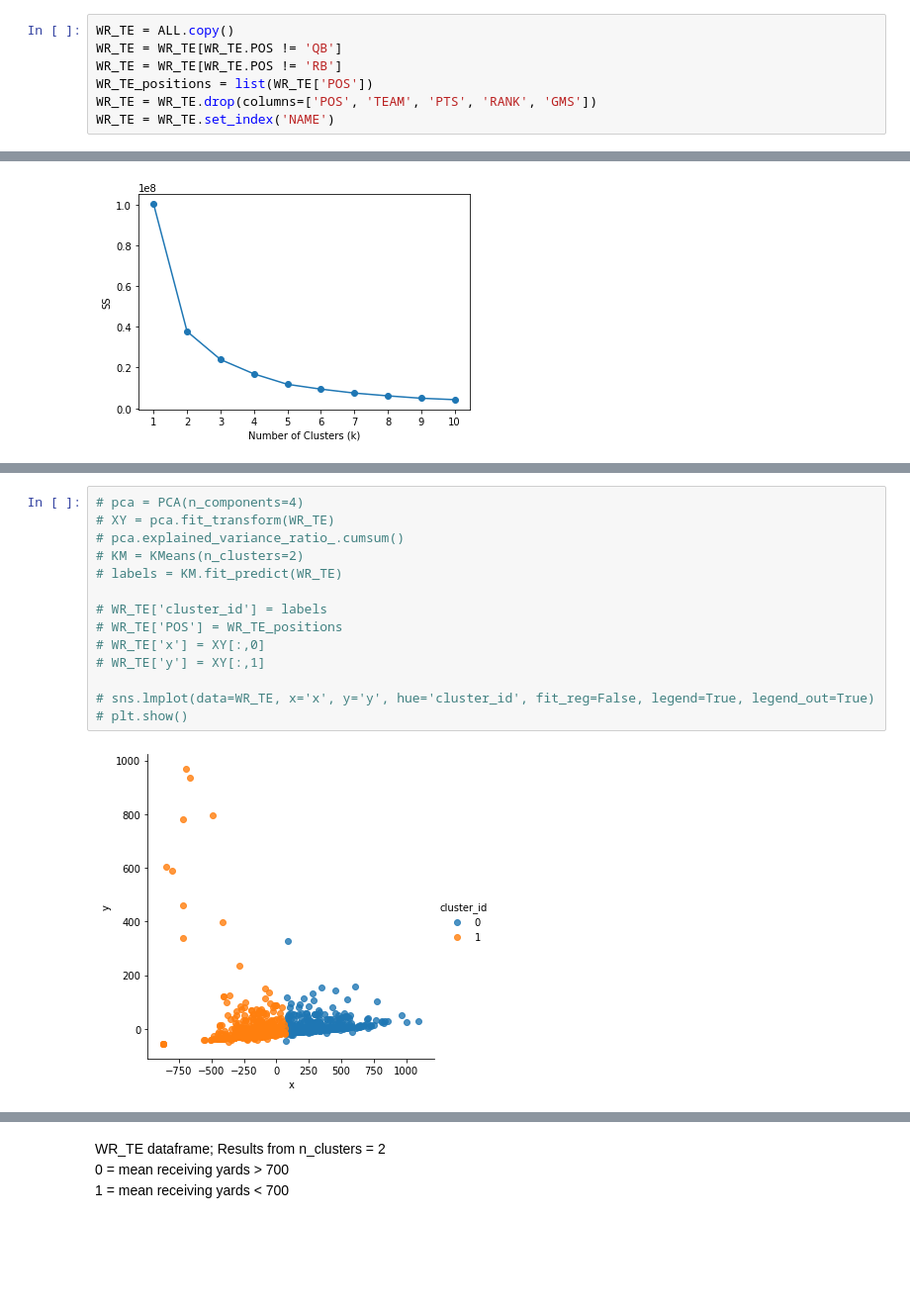
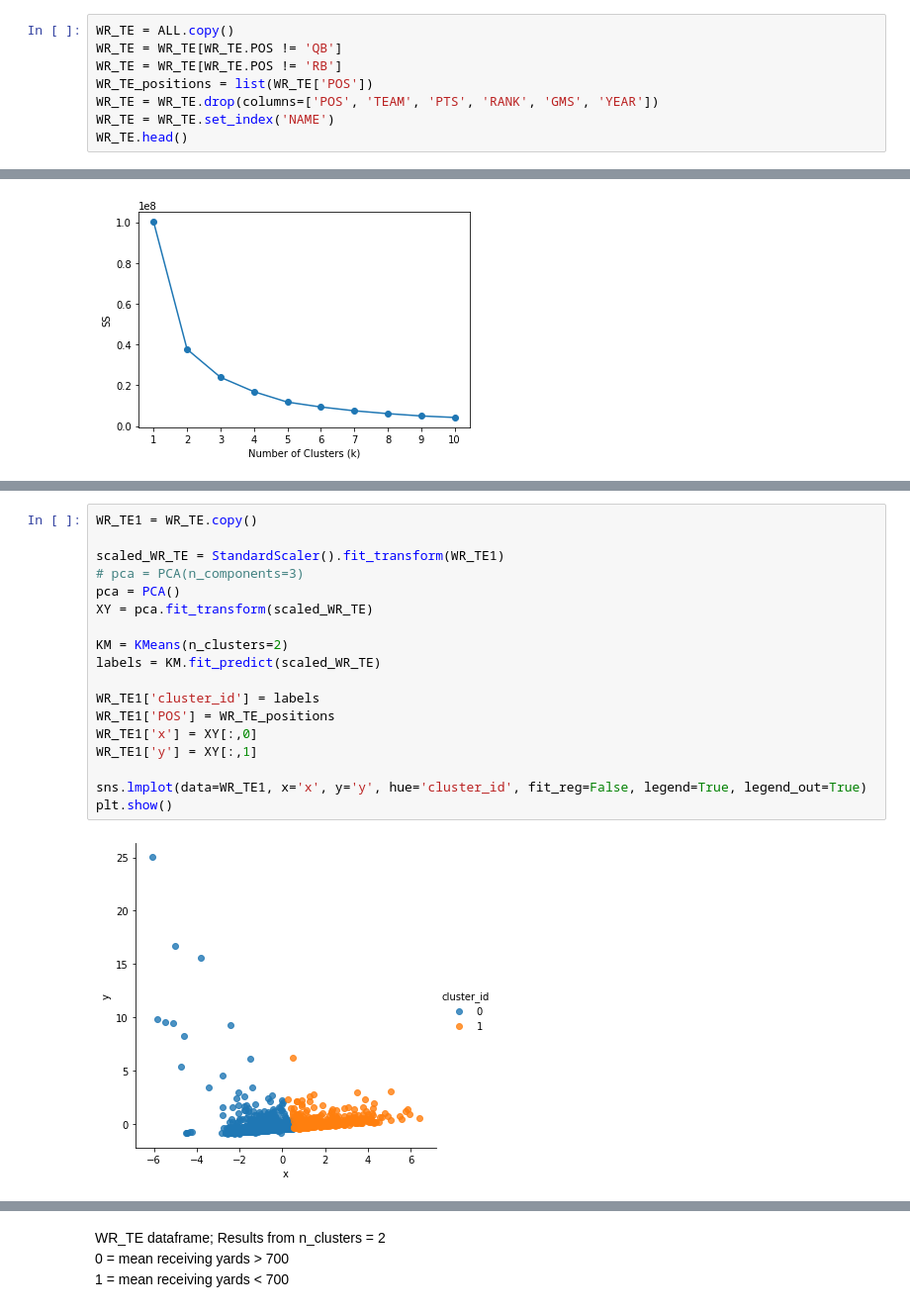
Before and after one commit to jlwalsh13/Capstone_1, a Jupyter notebook: ff_clustering.ipynb, the cells around one changed output, grey strips where cells are left out. Shown at 99% size. Saved outputs shown, nothing was run; the diff lists cells and outputs as text; blank space fills up the shorter version.

```diff
--- a/ff_clustering.ipynb
+++ b/ff_clustering.ipynb
@@ -161,5 +146,6 @@ WR_TE = ALL.copy()
 WR_TE = WR_TE[WR_TE.POS != 'QB']
 WR_TE = WR_TE[WR_TE.POS != 'RB']
 WR_TE_positions = list(WR_TE['POS'])
-WR_TE = WR_TE.drop(columns=['POS', 'TEAM', 'PTS', 'RANK', 'GMS'])
+WR_TE = WR_TE.drop(columns=['POS', 'TEAM', 'PTS', 'RANK', 'GMS', 'YEAR'])
 WR_TE = WR_TE.set_index('NAME')
+WR_TE.head()
@@ -204,17 +198,21 @@ For n_clusters = 10 The average silhouette_score is : 0.4468662152356689
 Optimal KMeans n_clusters parameter: 2
 # %%
-# pca = PCA(n_components=4)
-# XY = pca.fit_transform(WR_TE)
-# pca.explained_variance_ratio_.cumsum()
-# KM = KMeans(n_clusters=2)
-# labels = KM.fit_predict(WR_TE)
+WR_TE1 = WR_TE.copy()
 
-# WR_TE['cluster_id'] = labels
-# WR_TE['POS'] = WR_TE_positions
-# WR_TE['x'] = XY[:,0]
-# WR_TE['y'] = XY[:,1]
+scaled_WR_TE = StandardScaler().fit_transform(WR_TE1)
+# pca = PCA(n_components=3)
+pca = PCA()
+XY = pca.fit_transform(scaled_WR_TE)
 
-# sns.lmplot(data=WR_TE, x='x', y='y', hue='cluster_id', fit_reg=False, legend=True, legend_out=True)
-# plt.show()
+KM = KMeans(n_clusters=2)
+labels = KM.fit_predict(scaled_WR_TE)
+
+WR_TE1['cluster_id'] = labels
+WR_TE1['POS'] = WR_TE_positions
+WR_TE1['x'] = XY[:,0]
+WR_TE1['y'] = XY[:,1]
+
+sns.lmplot(data=WR_TE1, x='x', y='y', hue='cluster_id', fit_reg=False, legend=True, legend_out=True)
+plt.show()
 # %% [output]
-[figure, old version]
+[figure, new version]
```
Also changed, not shown: parts of 14 cells of this notebook.
